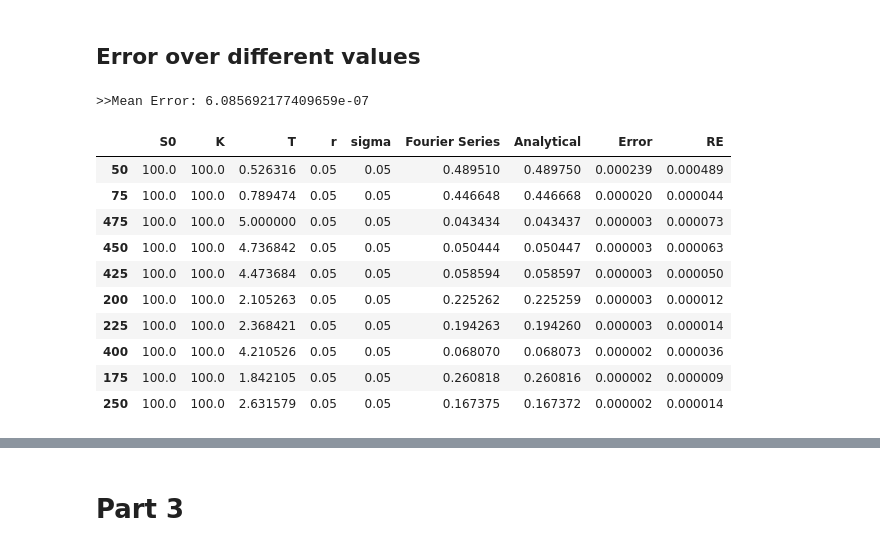
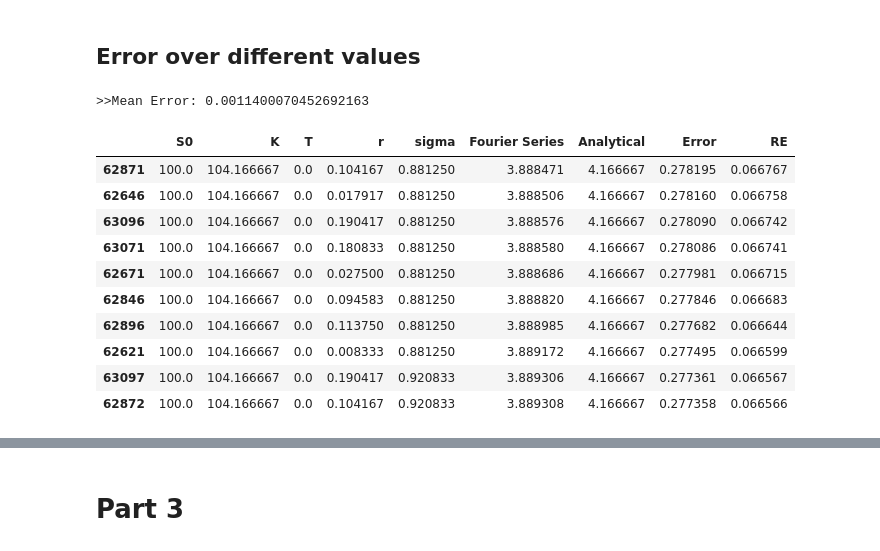
Before and after one commit to ithakis/Pricing-Options-with-Black-Scholes, a Jupyter notebook: Pricing Options with Fourier.ipynb, the cells around one changed output, grey strips where cells are left out. Saved outputs shown, nothing was run; the diff lists cells and outputs as text; code cells hidden in the pictures.

```diff
--- a/Pricing Options with Fourier.ipynb
+++ b/Pricing Options with Fourier.ipynb
@@ -619,40 +619,40 @@ plt.show()
 # %%
 S0_A    = np.array([100])
 K_A     = np.linspace(0,    500,    25)
-K_A    = np.array([100])
+# K_A    = np.array([100])
 T_A     = np.linspace(0,    5,     20)
 r_A     = np.linspace(-.03, 0.20,   25)
-r_A    = np.array([.05])
+# r_A    = np.array([.05])
 sigma_A = np.linspace(.05,  1,      25)
 
 grid = np.stack(np.meshgrid(S0_A, K_A, T_A, r_A, sigma_A), axis=-1).reshape(-1, 5)
 
 results = {'S0': [], 'K': [], 'T': [], 'r': [], 'sigma': [], 'Fourier Series': [], 'Analytical': []}
 for S0, K, T, r, sigma in tqdm(grid):
     results['S0'].append(S0) ; results['K'].append(K) ; results['T'].append(T) ; results['r'].append(r) ; results['sigma'].append(sigma)
     results['Fourier Series'].append( Fourier_BS_Put(S0=S0, K=K, T=T, sigma=sigma, r=r, N=64) )
     results['Analytical'].append( bs_put(S0=S0, K=K, T=T, sigma=sigma, r=r) )
 
 results_df = pd.DataFrame.from_dict(results)
 results_df = results_df[~results_df['Fourier Series'].isnull()]
 results_df['Error'] = abs(results_df['Fourier Series'] - results_df['Analytical'])
 results_df['RE'] = abs(results_df['Fourier Series'] - results_df['Analytical'])/results_df['Analytical']
 
 print(f'>>Mean Error: {results_df.Error.mean()}')
 results_df.sort_values('Error', ascending=False).head(10)
 # %% [output]
->>Mean Error: 6.085692177409659e-07
+>>Mean Error: 0.0011400070452692163
 |  | S0 | K | T | r | sigma | Fourier Series | Analytical | Error | RE |
-| 50 | 100.0 | 100.0 | 0.526316 | 0.05 | 0.05 | 0.489510 | 0.489750 | 0.000239 | 0.000489 |
-| 75 | 100.0 | 100.0 | 0.789474 | 0.05 | 0.05 | 0.446648 | 0.446668 | 0.000020 | 0.000044 |
-| 475 | 100.0 | 100.0 | 5.000000 | 0.05 | 0.05 | 0.043434 | 0.043437 | 0.000003 | 0.000073 |
-| 450 | 100.0 | 100.0 | 4.736842 | 0.05 | 0.05 | 0.050444 | 0.050447 | 0.000003 | 0.000063 |
-| 425 | 100.0 | 100.0 | 4.473684 | 0.05 | 0.05 | 0.058594 | 0.058597 | 0.000003 | 0.000050 |
-| 200 | 100.0 | 100.0 | 2.105263 | 0.05 | 0.05 | 0.225262 | 0.225259 | 0.000003 | 0.000012 |
-| 225 | 100.0 | 100.0 | 2.368421 | 0.05 | 0.05 | 0.194263 | 0.194260 | 0.000003 | 0.000014 |
-| 400 | 100.0 | 100.0 | 4.210526 | 0.05 | 0.05 | 0.068070 | 0.068073 | 0.000002 | 0.000036 |
-| 175 | 100.0 | 100.0 | 1.842105 | 0.05 | 0.05 | 0.260818 | 0.260816 | 0.000002 | 0.000009 |
-| 250 | 100.0 | 100.0 | 2.631579 | 0.05 | 0.05 | 0.167375 | 0.167372 | 0.000002 | 0.000014 |
+| 62871 | 100.0 | 104.166667 | 0.0 | 0.104167 | 0.881250 | 3.888471 | 4.166667 | 0.278195 | 0.066767 |
+| 62646 | 100.0 | 104.166667 | 0.0 | 0.017917 | 0.881250 | 3.888506 | 4.166667 | 0.278160 | 0.066758 |
+| 63096 | 100.0 | 104.166667 | 0.0 | 0.190417 | 0.881250 | 3.888576 | 4.166667 | 0.278090 | 0.066742 |
+| 63071 | 100.0 | 104.166667 | 0.0 | 0.180833 | 0.881250 | 3.888580 | 4.166667 | 0.278086 | 0.066741 |
+| 62671 | 100.0 | 104.166667 | 0.0 | 0.027500 | 0.881250 | 3.888686 | 4.166667 | 0.277981 | 0.066715 |
+| 62846 | 100.0 | 104.166667 | 0.0 | 0.094583 | 0.881250 | 3.888820 | 4.166667 | 0.277846 | 0.066683 |
+| 62896 | 100.0 | 104.166667 | 0.0 | 0.113750 | 0.881250 | 3.888985 | 4.166667 | 0.277682 | 0.066644 |
+| 62621 | 100.0 | 104.166667 | 0.0 | 0.008333 | 0.881250 | 3.889172 | 4.166667 | 0.277495 | 0.066599 |
+| 63097 | 100.0 | 104.166667 | 0.0 | 0.190417 | 0.920833 | 3.889306 | 4.166667 | 0.277361 | 0.066567 |
+| 62872 | 100.0 | 104.166667 | 0.0 | 0.104167 | 0.920833 | 3.889308 | 4.166667 | 0.277358 | 0.066566 |
 # %%
 fig, (ax1, ax2, ax3, ax4) = plt.subplots(4, figsize=(20,20))
 results_df.groupby('sigma')['Error'].mean().plot(ax=ax1, title=r'Average Error over $\sigma$', xlabel=r'$\sigma$', ylabel=r'$\mathbb{E}|Error|$', marker='.')
```
Also changed, not shown: parts of 6 cells of this notebook.
